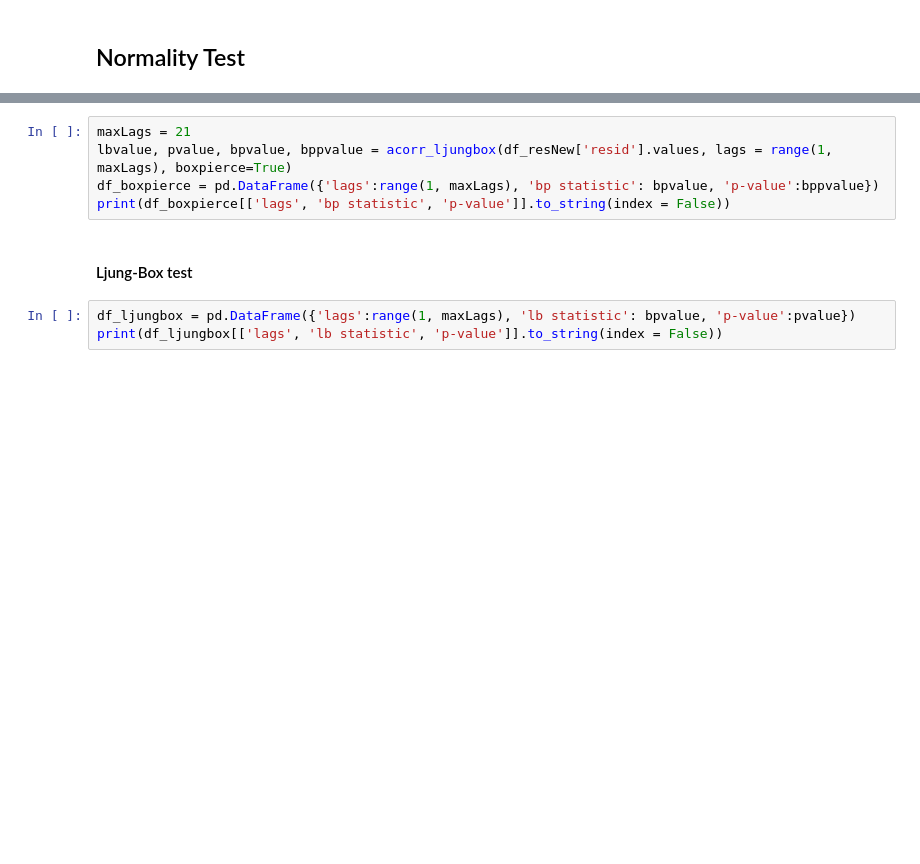
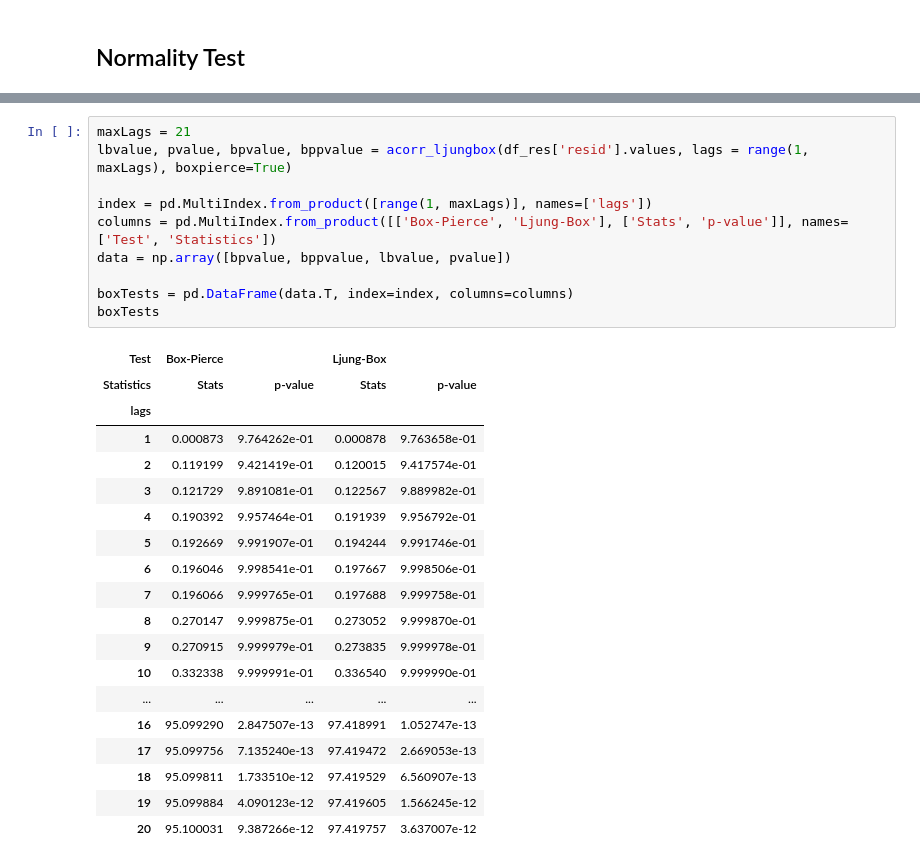
Before and after one commit to DidierRLopes/UnivariateTimeSeriesForecast, a Jupyter notebook: SARIMA.ipynb, the cells around one changed output, grey strips where cells are left out. Drawn from its saved outputs; the diff is of its cells as text; blank space fills up the shorter version.

```diff
--- a/SARIMA.ipynb
+++ b/SARIMA.ipynb
@@ -877,10 +873,30 @@ Dim 6: z-static 2.0648 Prob 0.0389
 # %%
 maxLags = 21
-lbvalue, pvalue, bpvalue, bppvalue = acorr_ljungbox(df_resNew['resid'].values, lags = range(1, maxLags), boxpierce=True)
-df_boxpierce = pd.DataFrame({'lags':range(1, maxLags), 'bp statistic': bpvalue, 'p-value':bppvalue})
-print(df_boxpierce[['lags', 'bp statistic', 'p-value']].to_string(index = False))
+lbvalue, pvalue, bpvalue, bppvalue = acorr_ljungbox(df_res['resid'].values, lags = range(1, maxLags), boxpierce=True)
+
+index = pd.MultiIndex.from_product([range(1, maxLags)], names=['lags'])
+columns = pd.MultiIndex.from_product([['Box-Pierce', 'Ljung-Box'], ['Stats', 'p-value']], names=['Test', 'Statistics'])
+data = np.array([bpvalue, bppvalue, lbvalue, pvalue])
+
+boxTests = pd.DataFrame(data.T, index=index, columns=columns)
+boxTests
+# %% [output]
+| Test | Box-Pierce |  | Ljung-Box |  |
+| Statistics | Stats | p-value | Stats | p-value |
+| lags |  |  |  |  |
+| 1 | 0.000873 | 9.764262e-01 | 0.000878 | 9.763658e-01 |
+| 2 | 0.119199 | 9.421419e-01 | 0.120015 | 9.417574e-01 |
+| 3 | 0.121729 | 9.891081e-01 | 0.122567 | 9.889982e-01 |
+| 4 | 0.190392 | 9.957464e-01 | 0.191939 | 9.956792e-01 |
+| 5 | 0.192669 | 9.991907e-01 | 0.194244 | 9.991746e-01 |
+| 6 | 0.196046 | 9.998541e-01 | 0.197667 | 9.998506e-01 |
+| 7 | 0.196066 | 9.999765e-01 | 0.197688 | 9.999758e-01 |
+| 8 | 0.270147 | 9.999875e-01 | 0.273052 | 9.999870e-01 |
+| 9 | 0.270915 | 9.999979e-01 | 0.273835 | 9.999978e-01 |
+| 10 | 0.332338 | 9.999991e-01 | 0.336540 | 9.999990e-01 |
+| ... | ... | ... | ... | ... |
+| 16 | 95.099290 | 2.847507e-13 | 97.418991 | 1.052747e-13 |
+| 17 | 95.099756 | 7.135240e-13 | 97.419472 | 2.669053e-13 |
+| 18 | 95.099811 | 1.733510e-12 | 97.419529 | 6.560907e-13 |
+| 19 | 95.099884 | 4.090123e-12 | 97.419605 | 1.566245e-12 |
+| 20 | 95.100031 | 9.387266e-12 | 97.419757 | 3.637007e-12 |
-# %% [markdown]
-#### Ljung-Box test
-# %%
-df_ljungbox = pd.DataFrame({'lags':range(1, maxLags), 'lb statistic': bpvalue, 'p-value':pvalue})
-print(df_ljungbox[['lags', 'lb statistic', 'p-value']].to_string(index = False))
```
Also changed, not shown: parts of 66 cells of this notebook, 3 other files.
